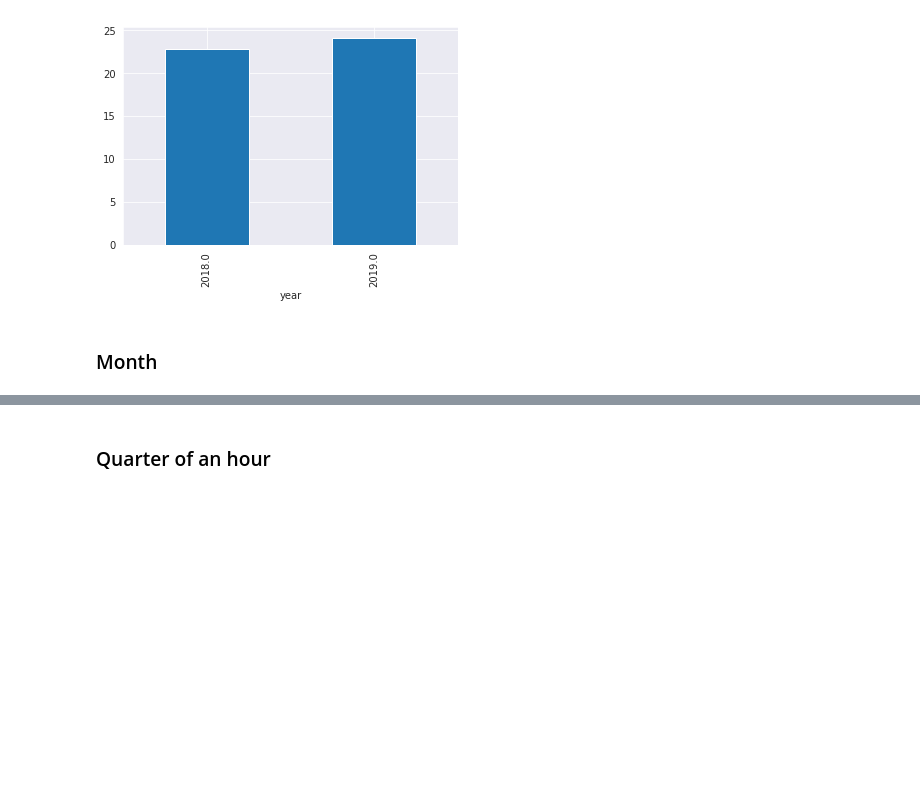
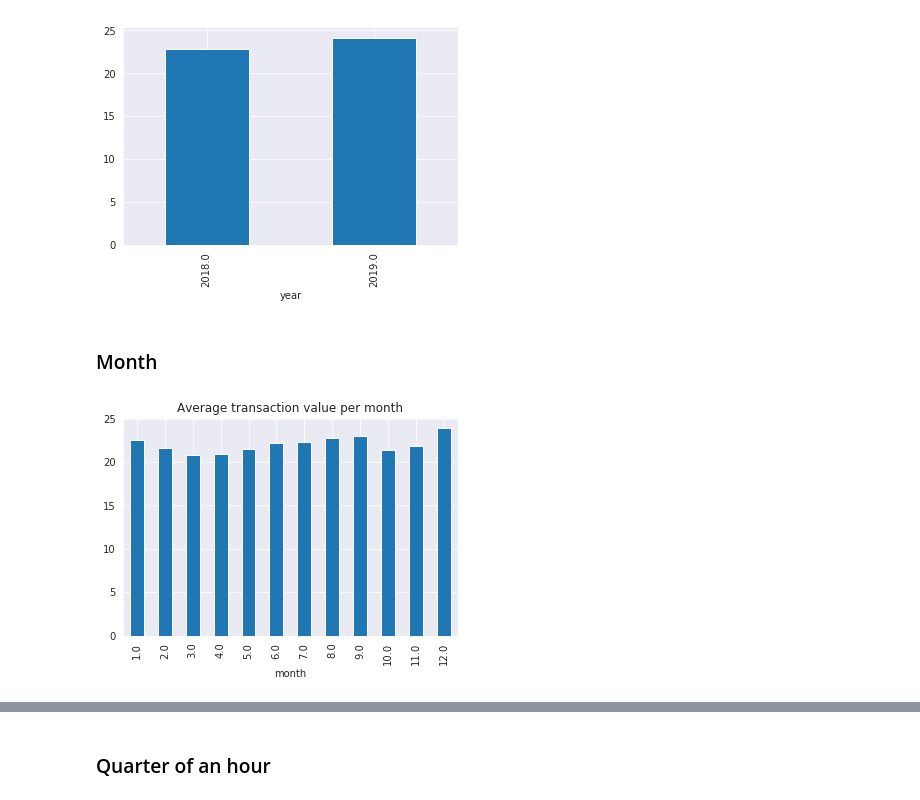
Before and after one commit to tooploox/amrest_poc, a Jupyter notebook: notebooks/data_exploration.ipynb, the cells around one changed output, grey strips where cells are left out. Drawn from its saved outputs; the diff is of its cells as text; code cells hidden in the pictures; blank space fills up the shorter version.

```diff
--- a/notebooks/data_exploration.ipynb
+++ b/notebooks/data_exploration.ipynb
@@ -234,3 +233,9 @@ plt.show()
 [figure]
 # %% [markdown]
 ### Month
+# %%
+data[data['year']==2018.000].groupby('month').mean()['GUESTCHECK_SalesNet'].plot.bar()
+plt.title("Average transaction value per month")
+plt.show()
+# %% [output]
+[figure, added]
```
Also changed, not shown: parts of 21 cells of this notebook, 1 other file.
